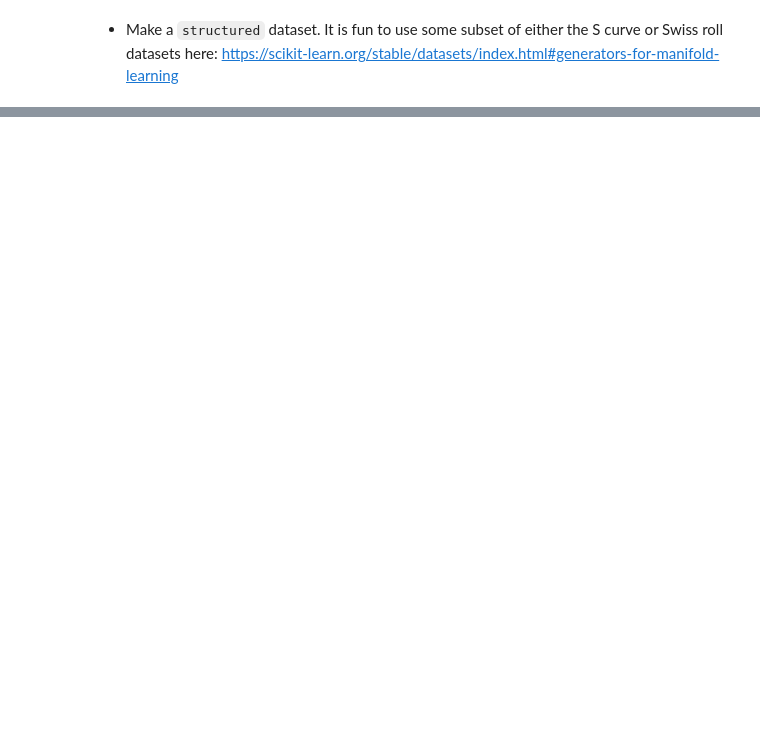
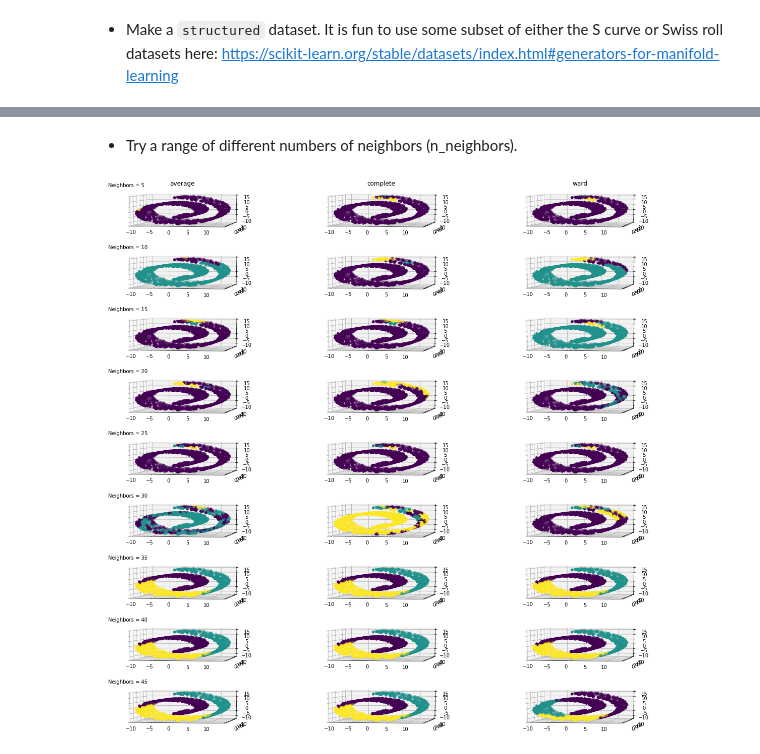
Before and after one commit to AstroLudwig/MachineLearningClass, a Jupyter notebook: Hierarchical/Hierarchical.ipynb, the cells around one changed output, grey strips where cells are left out. Cells and saved outputs as stored; diff of their text form; code cells hidden in the pictures; blank space fills up the shorter version.

```diff
--- a/Hierarchical/Hierarchical.ipynb
+++ b/Hierarchical/Hierarchical.ipynb
@@ -129,0 +142,21 @@ plotly.offline.iplot({"data":[t1],"layout":layout})
+# %% [markdown]
+- Try a range of different numbers of neighbors (n_neighbors).
+# %%
+connectivity = [kneighbors_graph(SwissX,n_neighbors=i,include_self=False) for i in range(5,50,5)]
+
+clustering_swiss_connect = [AgglomerativeClustering(linkage= link,n_clusters=3,connectivity=connect ).fit(SwissX) for link in linkage for connect in connectivity]
+
+fig = plt.figure(figsize=(20,20))
+n_neigh = 5
+for i in range(1,28):
+    ax = fig.add_subplot(len(range(5,50,5)),3,i,projection='3d')
+    ax.scatter(SwissX[:,0],SwissX[:,1],SwissX[:,2],c=clustering_swiss_connect[i-1].labels_)
+    ax.view_init(7,-80)
+    if np.isin(i,[1,2,3]):
+        ax.set_title(linkage[i-1])
+    if np.isin(i,np.arange(1,28,3)):
+        ax.text2D(0.05,0.95,"Neighbors = " + str(n_neigh),transform=ax.transAxes)
+        n_neigh += 5
+#plt.tight_layout()
+# %% [output]
+[figure, added]
```
Also changed, not shown: parts of 16 cells of this notebook, 7 other files.
